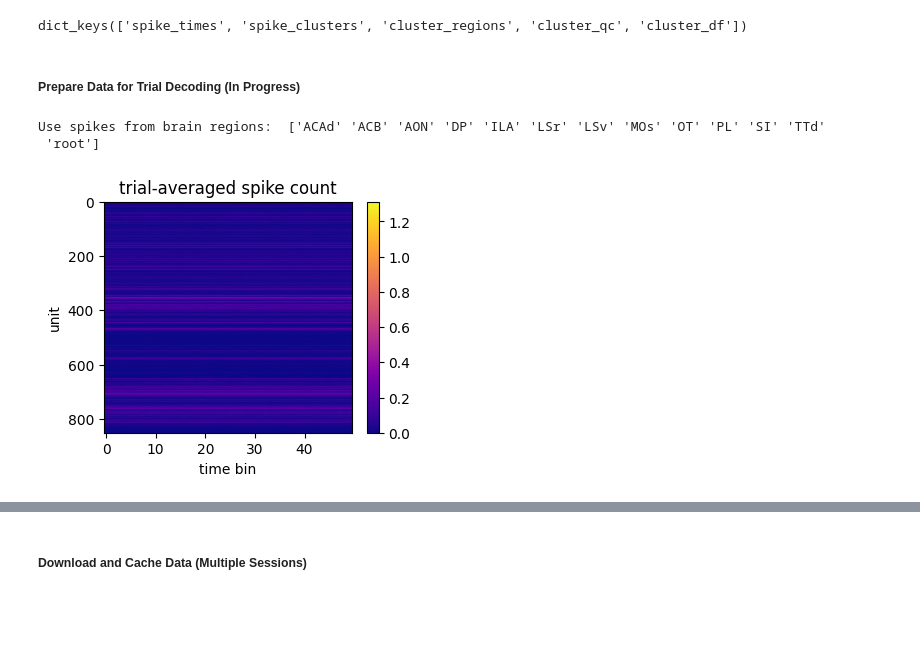
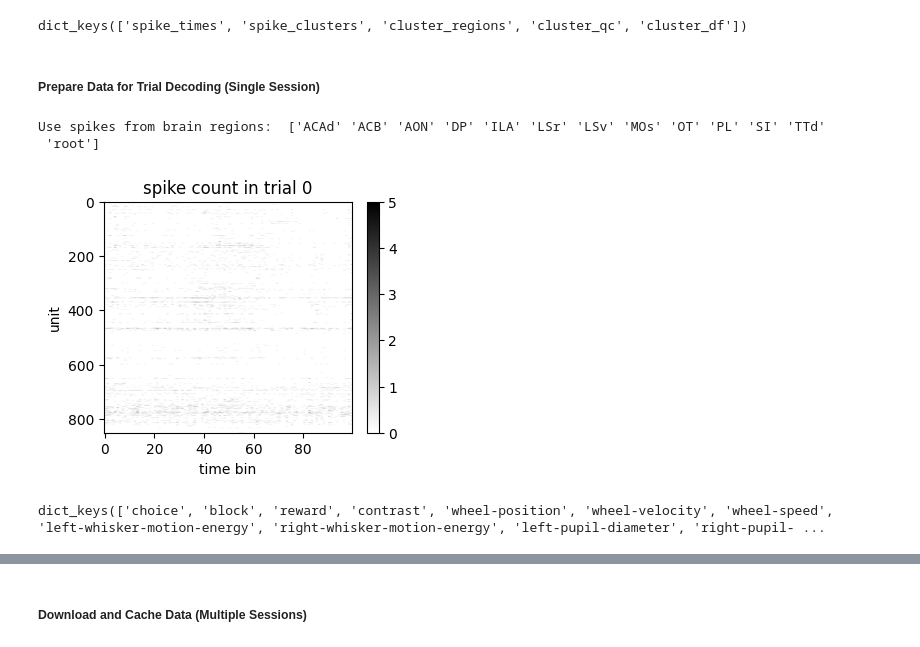
Before and after one commit to colehurwitz/IBL_foundation_model, a Jupyter notebook: notebooks/data_loading_examples.ipynb, the cells around one changed output, grey strips where cells are left out. Drawn from its saved outputs; the diff is of its cells as text; code cells hidden in the pictures; blank space fills up the shorter version.

Commit message:
added code for binning behaviors

```diff
--- a/notebooks/data_loading_examples.ipynb
+++ b/notebooks/data_loading_examples.ipynb
@@ -76,7 +68,7 @@ params = {
     'merged_probes': True,
     # setup for trial decoding:
     'align_time': 'stimOn_times',
-    'time_window': (-.2, .8),
+    'time_window': (-.5, 1.5),
     'binsize': 0.02,
     'single_region': False # use all available regions
 }
@@ -89,7 +81,7 @@ neural_dict.keys()
 # %% [output]
 dict_keys(['spike_times', 'spike_clusters', 'cluster_regions', 'cluster_qc', 'cluster_df'])
 # %% [markdown]
-##### Prepare Data for Trial Decoding (In Progress)
+##### Prepare Data for Trial Decoding (Single Session)
 # %%
 regions, beryl_reg = list_brain_regions(neural_dict, **params)
 # %% [output]
@@ -101,11 +93,12 @@ region_cluster_ids = select_brain_regions(neural_dict, beryl_reg, regions, **par
 # 'binned_spikes' is very sparse - how to handle the tokenization more efficiently?
 binned_spikes, clusters_used_in_bins = bin_spiking_data(region_cluster_ids, neural_dict, trials, **params)
 # %%
+trial_idx = 0
 plt.figure(figsize=(4,3))
-plt.imshow(np.mean(binned_spikes, 0).T, aspect="auto", cmap="plasma")
-plt.title(f"trial-averaged spike count")
+plt.imshow(binned_spikes[trial_idx].T, aspect="auto", cmap="binary")
+plt.title(f"spike count in trial {trial_idx}")
 plt.xlabel("time bin")
 plt.ylabel("unit")
 plt.colorbar();
 # %% [output]
-[figure, old version]
+[figure, new version]
@@ -113,0 +105,5 @@ plt.colorbar();
+# %%
+binned_behaviors = load_trial_behaviors(one, eid, trials, allow_nans=True, **params)
+binned_behaviors.keys()
+# %% [output]
+dict_keys(['choice', 'block', 'reward', 'contrast', 'wheel-position', 'wheel-velocity', 'wheel-speed', 'left-whisker-motion-energy', 'right-whisker-motion-energy', 'left-pupil-diameter', 'right-pupil- ...
```
Also changed, not shown: parts of 5 cells of this notebook, 3 other files.
